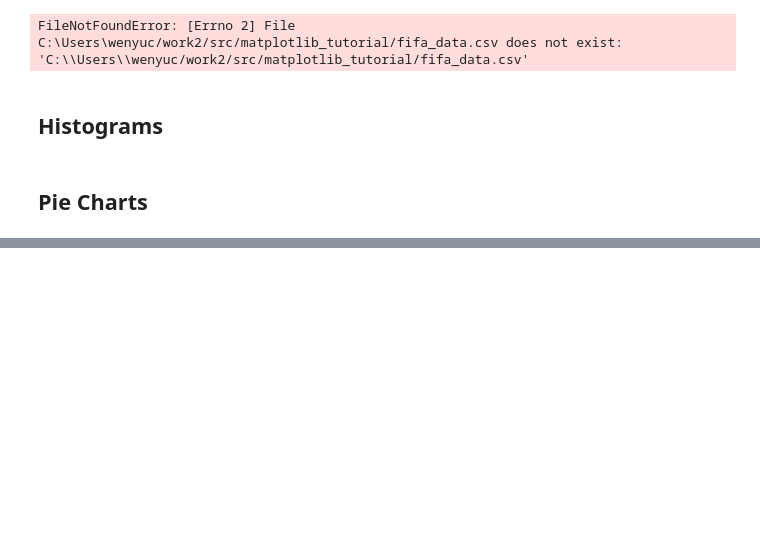
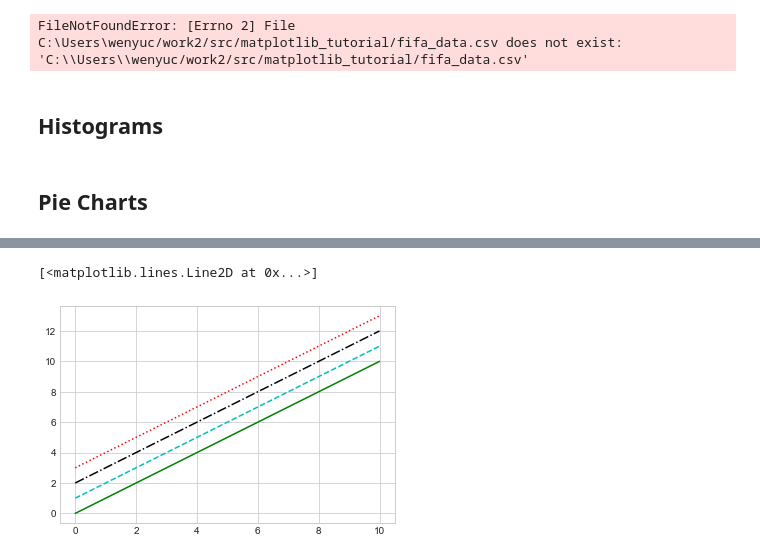
Before and after one commit to wenyuc/basic_learning, a Jupyter notebook: visualization_intro.ipynb, the cells around one changed output, grey strips where cells are left out. Cells and saved outputs as stored; diff of their text form; code cells hidden in the pictures; blank space fills up the shorter version.

```diff
--- a/visualization_intro.ipynb
+++ b/visualization_intro.ipynb
@@ -167,0 +218,8 @@ plt.show()
+# %%
+plt.plot(x, x+0, '-g')
+plt.plot(x, x+1, '--c')   # celeste, azure 天青色
+plt.plot(x, x+2, '-.k')  # black
+plt.plot(x, x+3, ':r')    #red
+# %% [output]
+[<matplotlib.lines.Line2D at 0x...>]
+[figure, added]
```
Also changed, not shown: parts of 42 cells of this notebook, 2 other files.
